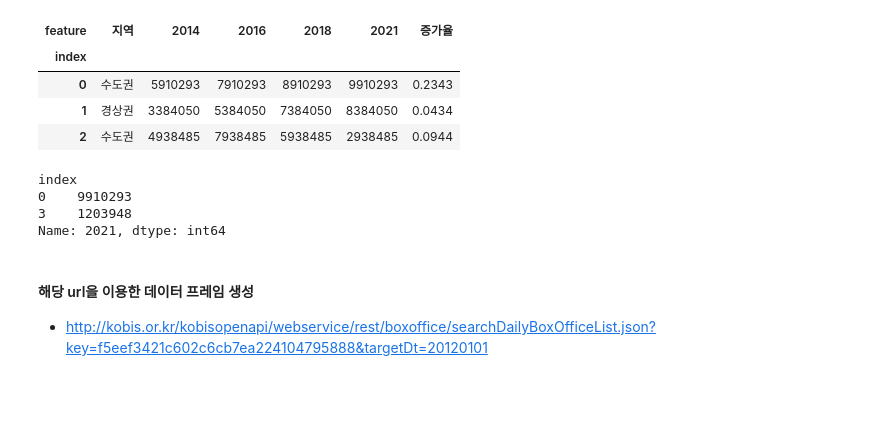
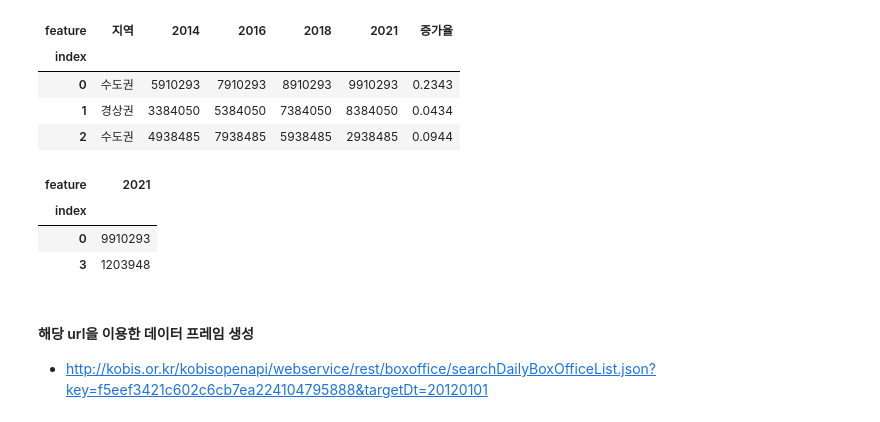
Before and after one commit to tommylee8939/TIL, a Jupyter notebook: Python/Python_data_science/pd_01.ipynb, the cells around one changed output. Drawn from its saved outputs; the diff is of its cells as text; code cells hidden in the pictures; blank space fills up the shorter version.

```diff
--- a/Python/Python_data_science/pd_01.ipynb
+++ b/Python/Python_data_science/pd_01.ipynb
@@ -413,11 +413,12 @@ pop_df[0:3]
 | 2 | 수도권 | 4938485 | 7938485 | 5938485 | 2938485 | 0.0944 |
 # %%
 pop_df['2021'][[0,3]]
+pop_df.loc[[0,3],['2021']]
 # %% [output]
-index
-0    9910293
-3    1203948
-Name: 2021, dtype: int64
+| feature | 2021 |
+| index |  |
+| 0 | 9910293 |
+| 3 | 1203948 |
 # %% [markdown]
 #### 해당 url을 이용한 데이터 프레임 생성
 - http://kobis.or.kr/kobisopenapi/webservice/rest/boxoffice/searchDailyBoxOfficeList.json?key=f5eef3421c602c6cb7ea224104795888&targetDt=20120101
```
Also changed, not shown: 1 other file.
